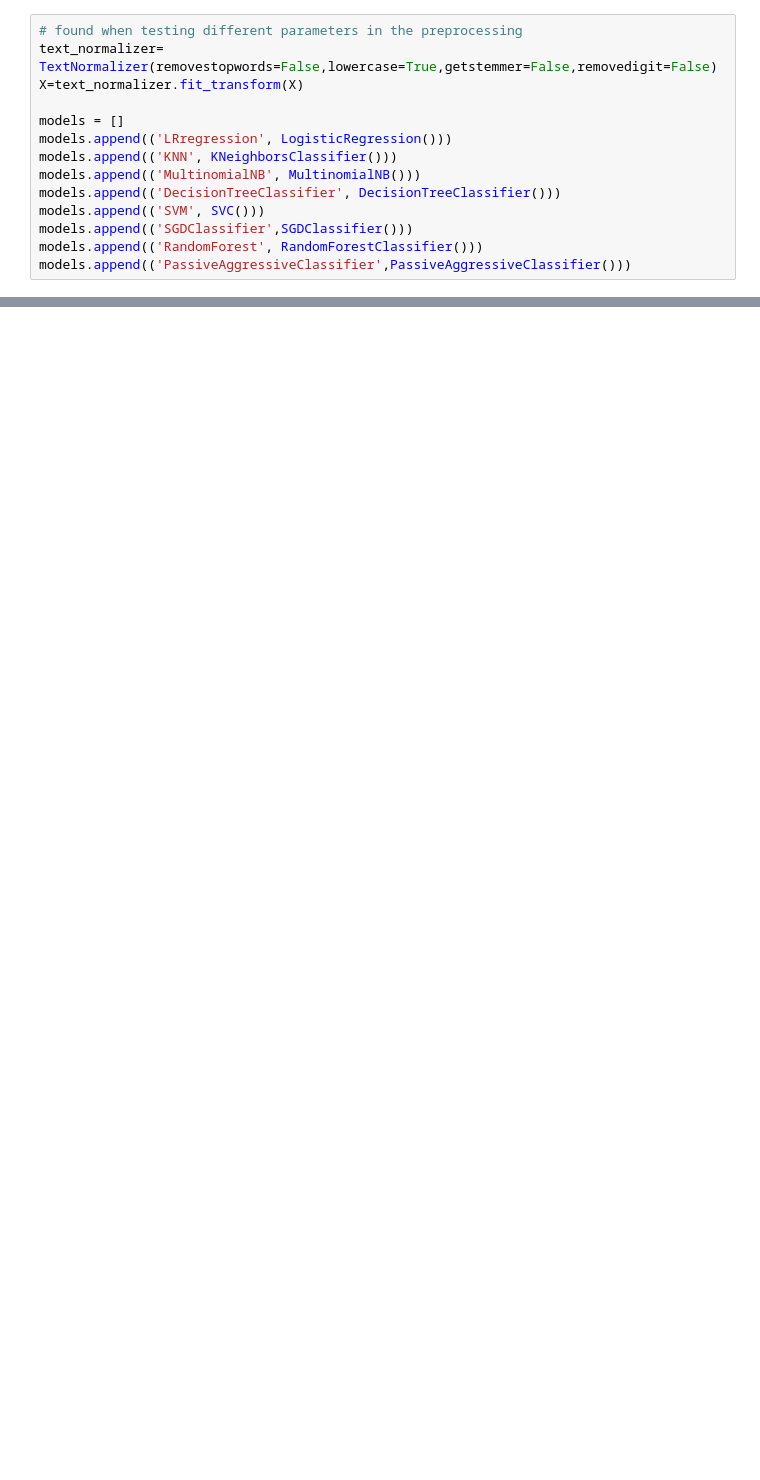
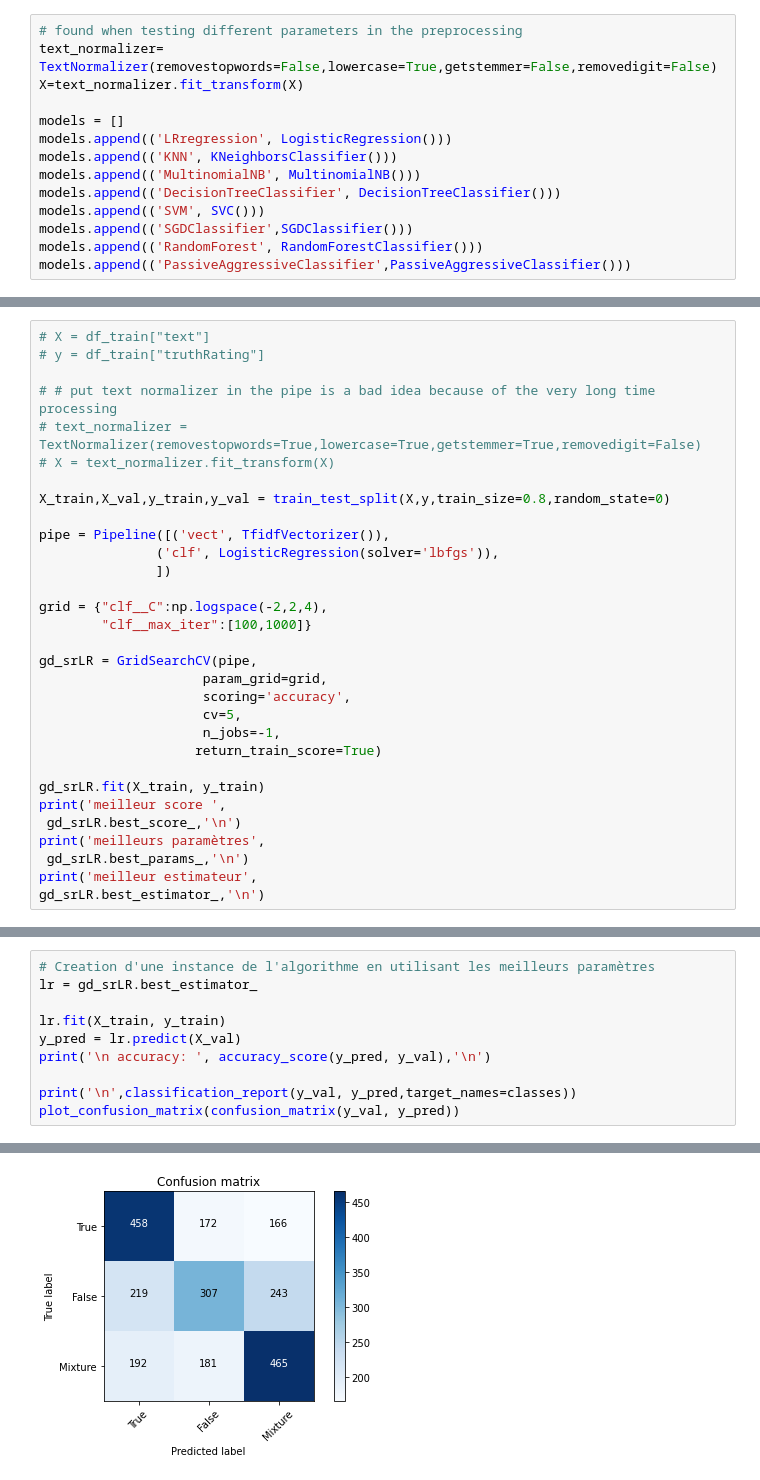
Before and after one commit to hugomtr/FakeNewsDetection, a Jupyter notebook: fakeNews.ipynb, the cells around one changed output, grey strips where cells are left out. Drawn from its saved outputs; the diff is of its cells as text; blank space fills up the shorter version.

```diff
--- a/fakeNews.ipynb
+++ b/fakeNews.ipynb
@@ -785,0 +888,31 @@ As we expected LogRegression and MultionomialNB are the classifiers that perform
+# %%
+# X = df_train["text"]
+# y = df_train["truthRating"]
+
+# # put text normalizer in the pipe is a bad idea because of the very long time processing
+# text_normalizer = TextNormalizer(removestopwords=True,lowercase=True,getstemmer=True,removedigit=False)
+# X = text_normalizer.fit_transform(X)
+
+X_train,X_val,y_train,y_val = train_test_split(X,y,train_size=0.8,random_state=0)
+
+pipe = Pipeline([('vect', TfidfVectorizer()),
+               ('clf', LogisticRegression(solver='lbfgs')),
+               ])
+
+grid = {"clf__C":np.logspace(-2,2,4),
+        "clf__max_iter":[100,1000]}
+
+gd_srLR = GridSearchCV(pipe,
+                     param_grid=grid,
+                     scoring='accuracy',
+                     cv=5,
+                     n_jobs=-1,
+                    return_train_score=True)
+
+gd_srLR.fit(X_train, y_train)
+print('meilleur score ',
+ gd_srLR.best_score_,'\n')
+print('meilleurs paramètres',
+ gd_srLR.best_params_,'\n')
+print('meilleur estimateur',
+gd_srLR.best_estimator_,'\n')
@@ -785,0 +926,11 @@ As we expected LogRegression and MultionomialNB are the classifiers that perform
+# %%
+# Creation d'une instance de l'algorithme en utilisant les meilleurs paramètres
+lr = gd_srLR.best_estimator_
+
+lr.fit(X_train, y_train)
+y_pred = lr.predict(X_val)
+print('\n accuracy: ', accuracy_score(y_pred, y_val),'\n')
+
+print('\n',classification_report(y_val, y_pred,target_names=classes))
+plot_confusion_matrix(confusion_matrix(y_val, y_pred))
+# %% [output]
@@ -785,0 +951 @@ As we expected LogRegression and MultionomialNB are the classifiers that perform
+[figure, added]
```
Also changed, not shown: parts of 70 cells of this notebook.
